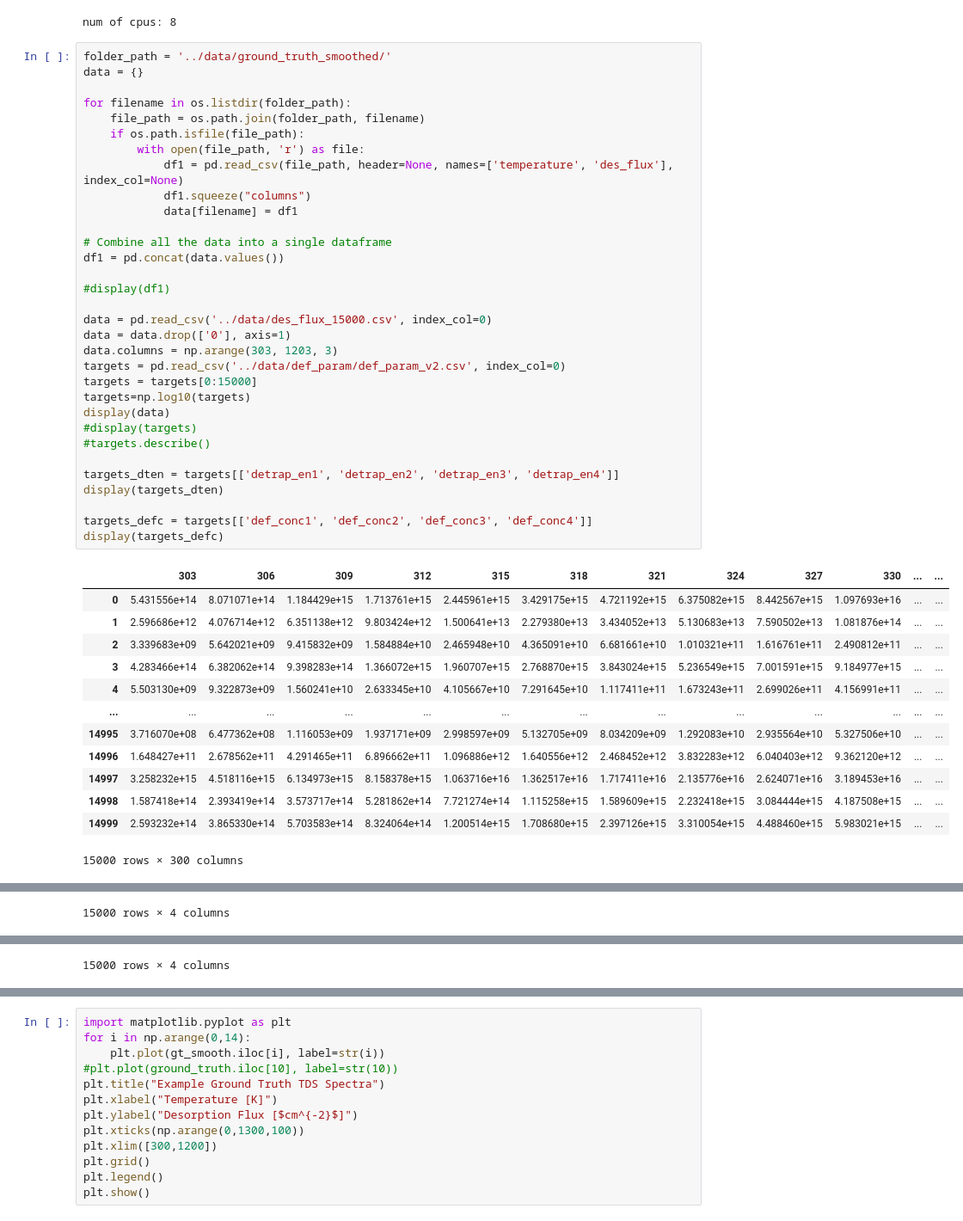
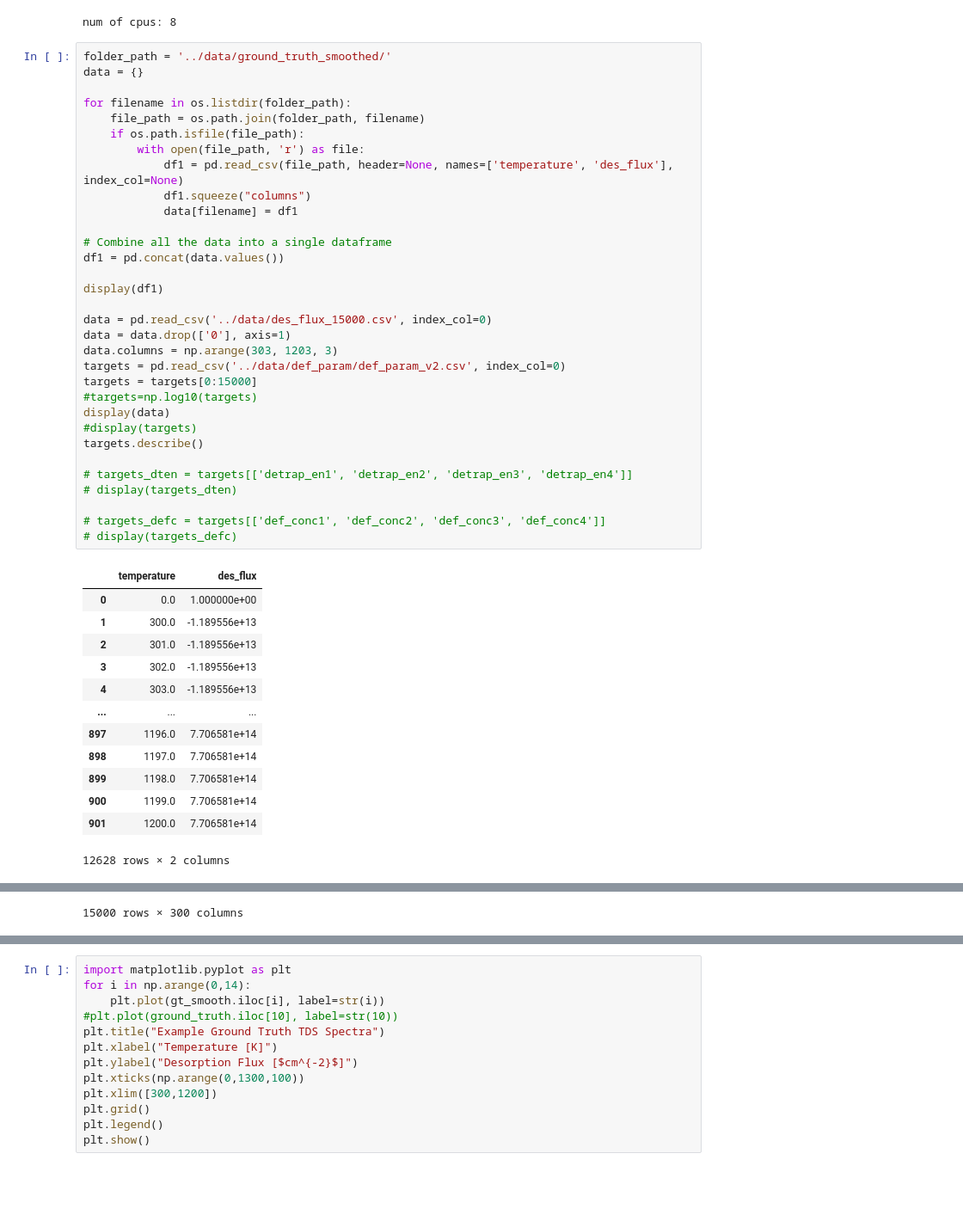
Before and after one commit to telmar3/NANO120B_QuickTDS, a Jupyter notebook: MLP/MLP_SciKeras_v2.ipynb, the cells around one changed output, grey strips where cells are left out. Shown at 86% size. Saved outputs shown, nothing was run; the diff lists cells and outputs as text; blank space fills up the shorter version.

```diff
--- a/MLP/MLP_SciKeras_v2.ipynb
+++ b/MLP/MLP_SciKeras_v2.ipynb
@@ -19,46 +19,46 @@ num of cpus: 8
 # %%
 folder_path = '../data/ground_truth_smoothed/'
 data = {}
 
 for filename in os.listdir(folder_path):
     file_path = os.path.join(folder_path, filename)
     if os.path.isfile(file_path):
         with open(file_path, 'r') as file:
             df1 = pd.read_csv(file_path, header=None, names=['temperature', 'des_flux'], index_col=None)
             df1.squeeze("columns")
             data[filename] = df1
 
 # Combine all the data into a single dataframe
 df1 = pd.concat(data.values())
 
-#display(df1)
+display(df1)
 
 data = pd.read_csv('../data/des_flux_15000.csv', index_col=0)
 data = data.drop(['0'], axis=1)
 data.columns = np.arange(303, 1203, 3)
 targets = pd.read_csv('../data/def_param/def_param_v2.csv', index_col=0)
 targets = targets[0:15000]
-targets=np.log10(targets)
+#targets=np.log10(targets)
 display(data)
 #display(targets)
-#targets.describe()
+targets.describe()
 
-targets_dten = targets[['detrap_en1', 'detrap_en2', 'detrap_en3', 'detrap_en4']]
-display(targets_dten)
+# targets_dten = targets[['detrap_en1', 'detrap_en2', 'detrap_en3', 'detrap_en4']]
+# display(targets_dten)
 
-targets_defc = targets[['def_conc1', 'def_conc2', 'def_conc3', 'def_conc4']]
-display(targets_defc)
+# targets_defc = targets[['def_conc1', 'def_conc2', 'def_conc3', 'def_conc4']]
+# display(targets_defc)
 # %% [output]
-|  | 303 | 306 | 309 | 312 | 315 | 318 | 321 | 324 | 327 | 330 | ... | ... |
-| 0 | 5.431556e+14 | 8.071071e+14 | 1.184429e+15 | 1.713761e+15 | 2.445961e+15 | 3.429175e+15 | 4.721192e+15 | 6.375082e+15 | 8.442567e+15 | 1.097693e+16 | ... | ... |
-| 1 | 2.596686e+12 | 4.076714e+12 | 6.351138e+12 | 9.803424e+12 | 1.500641e+13 | 2.279380e+13 | 3.434052e+13 | 5.130683e+13 | 7.590502e+13 | 1.081876e+14 | ... | ... |
-| 2 | 3.339683e+09 | 5.642021e+09 | 9.415832e+09 | 1.584884e+10 | 2.465948e+10 | 4.365091e+10 | 6.681661e+10 | 1.010321e+11 | 1.616761e+11 | 2.490812e+11 | ... | ... |
-| 3 | 4.283466e+14 | 6.382062e+14 | 9.398283e+14 | 1.366072e+15 | 1.960707e+15 | 2.768870e+15 | 3.843024e+15 | 5.236549e+15 | 7.001591e+15 | 9.184977e+15 | ... | ... |
-| 4 | 5.503130e+09 | 9.322873e+09 | 1.560241e+10 | 2.633345e+10 | 4.105667e+10 | 7.291645e+10 | 1.117411e+11 | 1.673243e+11 | 2.699026e+11 | 4.156991e+11 | ... | ... |
-| ... | ... | ... | ... | ... | ... | ... | ... | ... | ... | ... | ... | ... |
-| 14995 | 3.716070e+08 | 6.477362e+08 | 1.116053e+09 | 1.937171e+09 | 2.998597e+09 | 5.132705e+09 | 8.034209e+09 | 1.292083e+10 | 2.935564e+10 | 5.327506e+10 | ... | ... |
-| 14996 | 1.648427e+11 | 2.678562e+11 | 4.291465e+11 | 6.896662e+11 | 1.096886e+12 | 1.640556e+12 | 2.468452e+12 | 3.832283e+12 | 6.040403e+12 | 9.362120e+12 | ... | ... |
-| 14997 | 3.258232e+15 | 4.518116e+15 | 6.134973e+15 | 8.158378e+15 | 1.063716e+16 | 1.362517e+16 | 1.717411e+16 | 2.135776e+16 | 2.624071e+16 | 3.189453e+16 | ... | ... |
-| 14998 | 1.587418e+14 | 2.393419e+14 | 3.573717e+14 | 5.281862e+14 | 7.721274e+14 | 1.115258e+15 | 1.589609e+15 | 2.232418e+15 | 3.084444e+15 | 4.187508e+15 | ... | ... |
-| 14999 | 2.593232e+14 | 3.865330e+14 | 5.703583e+14 | 8.324064e+14 | 1.200514e+15 | 1.708680e+15 | 2.397126e+15 | 3.310054e+15 | 4.488460e+15 | 5.983021e+15 | ... | ... |
+|  | temperature | des_flux |
+| 0 | 0.0 | 1.000000e+00 |
+| 1 | 300.0 | -1.189556e+13 |
+| 2 | 301.0 | -1.189556e+13 |
+| 3 | 302.0 | -1.189556e+13 |
+| 4 | 303.0 | -1.189556e+13 |
+| ... | ... | ... |
+| 897 | 1196.0 | 7.706581e+14 |
+| 898 | 1197.0 | 7.706581e+14 |
+| 899 | 1198.0 | 7.706581e+14 |
+| 900 | 1199.0 | 7.706581e+14 |
+| 901 | 1200.0 | 7.706581e+14 |
-15000 rows × 300 columns
+12628 rows × 2 columns
@@ -77 +77 @@ display(targets_defc)
-15000 rows × 4 columns
+15000 rows × 300 columns
@@ -90,4 +87,3 @@ display(targets_defc)
-15000 rows × 4 columns
 # %%
 gt_smooth=df1['des_flux']
 gt_smooth=gt_smooth.tolist()
```
Also changed, not shown: parts of 47 cells of this notebook.
